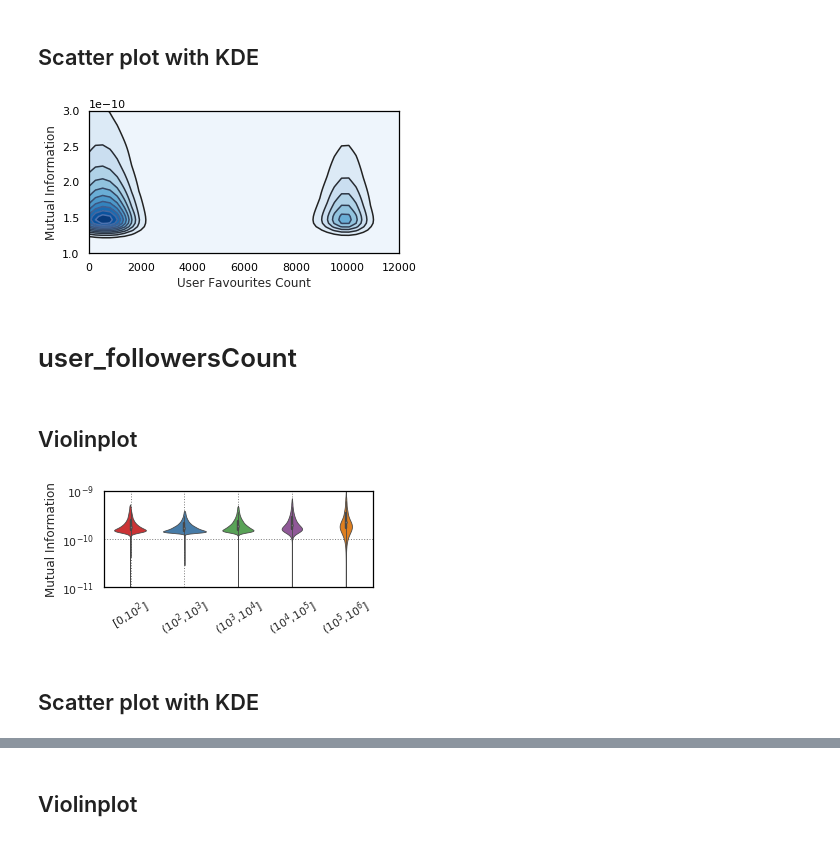
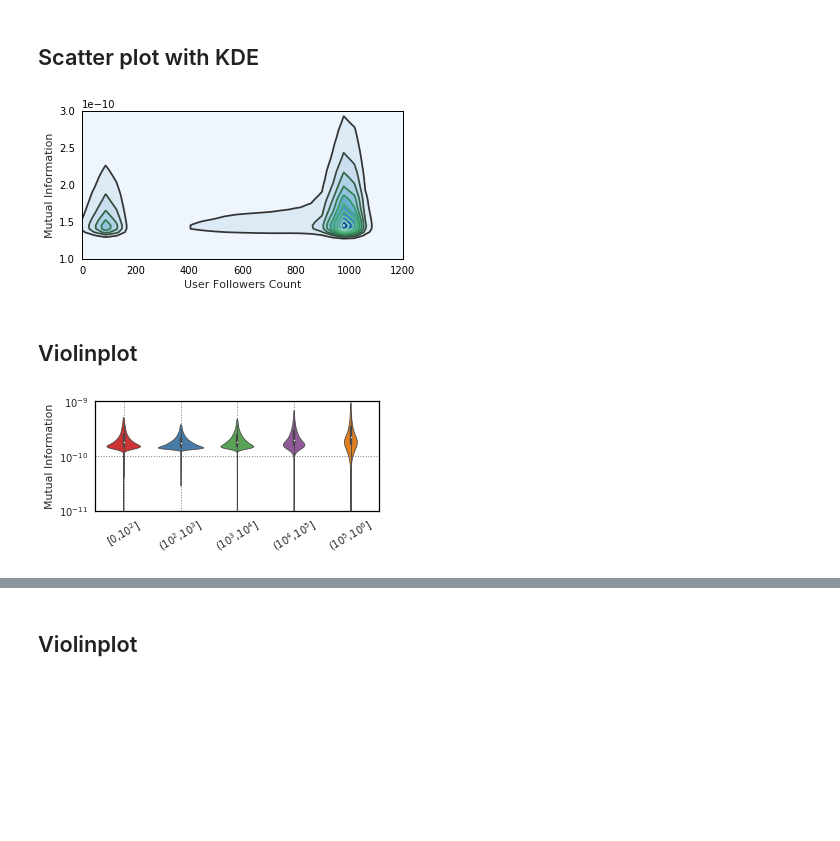
Before and after one commit to SocialSensorProject/socialsensor, a Jupyter notebook: Results/FeatureAnalysis_v2.0/Violinplots.ipynb, the cells around one changed output, grey strips where cells are left out. Saved outputs shown, nothing was run; the diff lists cells and outputs as text; code cells hidden in the pictures; blank space fills up the shorter version.

```diff
--- a/Results/FeatureAnalysis_v2.0/Violinplots.ipynb
+++ b/Results/FeatureAnalysis_v2.0/Violinplots.ipynb
@@ -94,0 +251,21 @@ plt.savefig("plots_violinplots/Cele_death_user_favouritesCount_violinplot.eps",
+# %%
+fig, ax = plt.subplots(figsize=(5, 2.5))
+ax.set_yscale('log')
+
+ax.spines['bottom'].set_color('0')
+ax.spines['top'].set_color('0')
+ax.spines['right'].set_color('0')
+ax.spines['left'].set_color('0')
+sns.boxplot(x='category', y = "mi", data = df_final, palette = "Set1", ax=ax,showfliers=False)
+sns.set(style = "whitegrid")
+
+plt.rcParams["font.family"] = "courier"
+plt.rc('grid', linestyle=":", color='grey')
+plt.grid(True)
+plt.xlabel("")
+plt.xticks(rotation=30)
+plt.tight_layout()
+plt.ylabel("Mutual Information")
+
+#plt.ylim(10e-12, 10e-10)
+plt.savefig("plots_violinplots/Cele_death_user_followersCount_boxplots.eps", bbox_inches='tight')
@@ -98,44 +277,41 @@ plt.savefig("plots_violinplots/Cele_death_user_favouritesCount_violinplot.eps",
 scatter = df
 nonOutlierList = Remove_Outlier_Indices(scatter['mi'])
 scatter = scatter[nonOutlierList].dropna()
-nonOutlierList = Remove_Outlier_Indices(scatter['user_favouritesCount'])
+nonOutlierList = Remove_Outlier_Indices(scatter['user_followersCount'])
 scatter = scatter[nonOutlierList].dropna()
 
 y = scatter['mi'].values
-x = scatter['user_favouritesCount'].values
+x = scatter['user_followersCount'].values
 fig, ax = plt.subplots(figsize=(5, 3))
 #ax = sns.kdeplot(x, y, n_levels = 20, cmap = "Purples_d")
 
 
 # Basic 2D density plot
 sns.set_style("white")
 sns.kdeplot(x, y)
 
 # Some features are characteristic of 2D: color palette and wether or not color the lowest range
-ax = sns.kdeplot(x, y, cmap="Blues", shade=True, shade_lowest=True, )
+ax = sns.kdeplot(x, y, cmap="Blues", shade=True, shade_lowest=True)
 
-#ax = sns.kdeplot(x, y, cmap="Reds", shade=True)
+
+#ax = sns.kdeplot(x, y, cmap="Reds", shade=True, shade_lowest=False)
 
 plt.rcParams["font.family"] = "courier"
 plt.rc('grid', linestyle=":", color='grey')
 plt.grid(True)
-plt.xlabel("User Favourites Count")
+plt.xlabel("User Followers Count")
 #plt.xticks(rotation=30)
 plt.tight_layout()
 plt.ylabel("Mutual Information")
 
-
 #ax.set_yscale('log')
 #ax.set_xscale('log')
 ax.set(ylim=(1e-10,3e-10))
-ax.set(xlim=(0, 12000))
+ax.set(xlim=(0,1200))
 ax.ticklabel_format( axis='y', style='sci', scilimits=None, useOffset=None, useLocale=None, useMathText=None)
-
 ax.tick_params(color='black', labelcolor='black')
 for spine in ax.spines.values():
     spine.set_edgecolor('black')
-plt.savefig("plots_violinplots/Cele_death_user_favouritesCount_scatter.eps", bbox_inches='tight')
+plt.savefig("plots_violinplots/Cele_death_user_followersCount_scatter.eps", bbox_inches='tight')
 # %% [output]
-[figure, old version]
+[figure, new version]
-# %% [markdown]
-# user_followersCount
@@ -205,8 +372,6 @@ plt.tight_layout()
 plt.ylabel("Mutual Information")
 
 plt.ylim(10e-12, 10e-10)
-plt.savefig("plots_violinplots/Cele_death_user_followersCount_violinplot.eps", bbox_inches='tight')
+plt.savefig("plots_violinplots/Cele_death_user_followersCount_violinplots.eps", bbox_inches='tight')
 # %% [output]
-[figure, old version]
+[figure, new version]
-# %% [markdown]
-## Scatter plot with KDE
```
Also changed, not shown: parts of 34 cells of this notebook, 20 other files.
